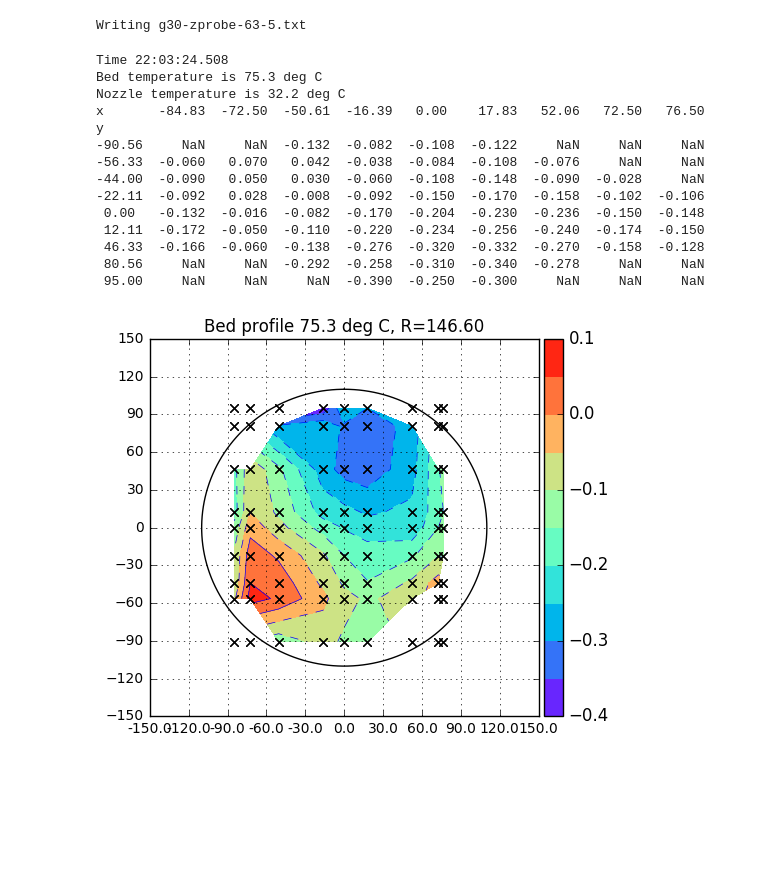
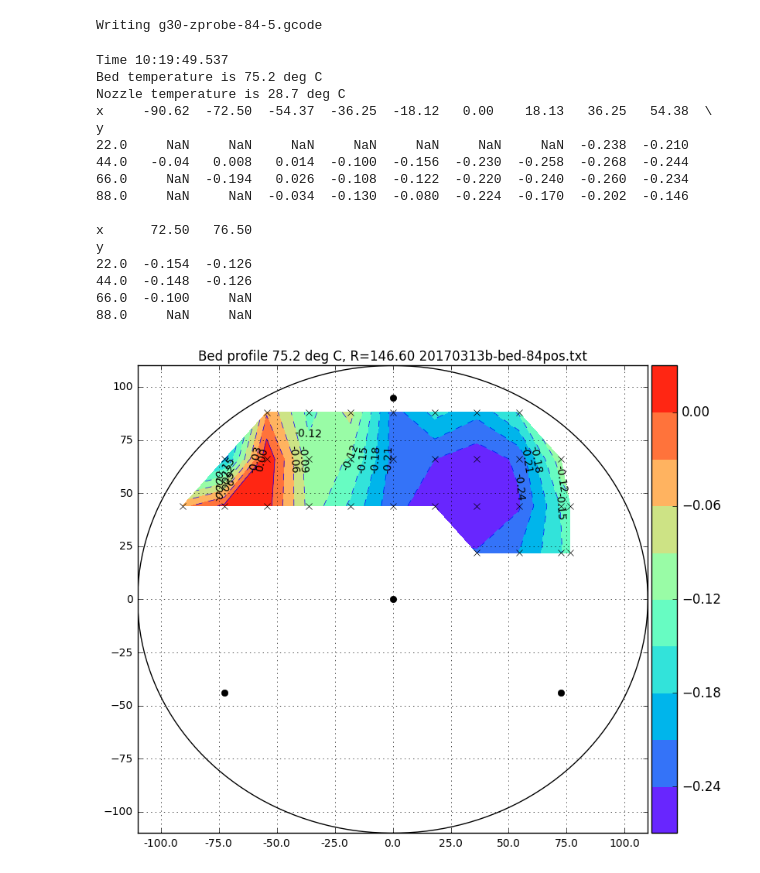
Before and after one commit to NelisW/my3D-Trium, a Jupyter notebook: building/CalcProbePoints.ipynb, the cells around one changed output. Cells and saved outputs as stored; diff of their text form; code cells hidden in the pictures; blank space fills up the shorter version.

```diff
--- a/building/CalcProbePoints.ipynb
+++ b/building/CalcProbePoints.ipynb
@@ -68,13 +116,13 @@ p.plot(2,xx[valid],yy[valid],plotCol=['k'],markers=['x'],linestyle='');
 # %%
+# to write the gcode file
 lst = []
-for ix in range(0,xp.shape[0]):
-    for iy in range(0,xp.shape[1]):
+for ix in range(0,xn.shape[0]):
+    for iy in range(0,xn.shape[1]):
         if valid[ix,iy]:
-            lst.append([xp[ix,iy],yp[ix,iy],xx[ix,iy],yy[ix,iy]])
+            lst.append([xn[ix,iy],yn[ix,iy],xx[ix,iy],yy[ix,iy]])
 
 
-df = pd.DataFrame(np.asarray(lst),columns=['xp','yp','xx','yy'])
-df['r'] = np.sqrt(df['xx']*df['xx'] + df['yy']*df['yy'])
+df = pd.DataFrame(np.asarray(lst),columns=['xn','yn','xx','yy'])
 
 header = """
 ;  probe the Trium bed in {} positions, {} times at each point
@@ -90,18 +138,21 @@ G28 ; home: reset coord sys by reading MAX endstops\n
 """
 
 #note: we write nozzle position out here, not probe position
-filename = 'g30-zprobe-{}-{}.txt'.format(df.shape[0],numg30)
+filename = 'g30-zprobe-{}-{}.gcode'.format(df.shape[0],numg30)
 print('Writing {}'.format(filename))
 with open(filename,'w') as fo:
     fo.write(header)
-    for idx in df.index.values:
-        strln = 'G0 X{:.3f} Y{:.3f} Z10 F3000\n'.format(df.ix[idx]['xx'],df.ix[idx]['yy'])
+    for ie,idx in enumerate(df.index.values):
+        strln = 'G0 X{:.3f} Y{:.3f} Z10 F3000\n'.format(df.ix[idx]['xn'],df.ix[idx]['yn'])
         fo.write(strln)
         for i in range(0,numg30):
             fo.write('G30\n')
+        if not ie % numg28:
+            fo.write('G28  ; home: reset coord sys by reading MAX endstops\n')
+
     fo.write(footer)
 # %% [output]
-Writing g30-zprobe-63-5.txt
+Writing g30-zprobe-84-5.gcode
 # %%
 ##
 def plotBed(filename,zProbeTrigger,shimThickness):
@@ -129,50 +180,56 @@ def plotBed(filename,zProbeTrigger,shimThickness):
 
 # 22:50:02.719 : echo:  M665 L278.00 R147.50 S100.00 A0.00 B0.00 C0.00
 
 
+    #
+    cmark = np.asarray([[0,0],[-72.5,-44],[72.5,-44],[0,95]])
+
     # make pandas dataframe
     df = pd.DataFrame(validlines,columns=['x','y','z'])
     # the g30 command already corrected for the x,y offset
     # correct for probe offset and friction shim to get to metal
     df['x'] = df['x']
     df['y'] = df['y']
     df['z'] = df['z'] - (zProbeTrigger - shimThickness)
 
     dfr = df.groupby(by=['x','y']).aggregate(np.mean).reset_index().sort_values(by=['x','y'])
 #     print(dfr)
 #     print(dfr.columns)
 #     print(np.max(dfr['z'])-np.min(dfr['z']))
 
     xUni = np.sort(dfr['x'].unique())
     yUni = np.sort(dfr['y'].unique())
     xUm,yUm = np.meshgrid(xUni,yUni)
 
     dfp = dfr.pivot(index='y', columns='x', values='z')
     print(dfp)
 
-    p = ryplot.Plotter(1,1,2,figsize=(12,5));
+    p = ryplot.Plotter(1,1,1,figsize=(9,8));
     # q = ryplot.Plotter(2,figsize=(15,15));
-    p.meshContour(1,xUm,yUm,dfp,contLabel=False,cbarshow=True,drawGrid=True,
-                  levels=10,pltaxis=[-150,150,-150,150],
-                  ptitle='Bed profile {} deg C, R={}'.format(bedtemp,drad));
+    p.meshContour(1,xUm,yUm,dfp,cbarshow=True,drawGrid=True,
+                  levels=10,pltaxis=[-110,110,-110,110],contLabel=True,contFonSz=10,
+                  ptitle='Bed profile {} deg C, R={} {}'.format(bedtemp,drad,filename));
 
     p.plot(1,xb,yb,plotCol=['k']);
-    p.plot(1,xUm,yUm,plotCol=['k'],markers=['x'],linestyle='');
+    p.plot(1,dfr['x'],dfr['y'],markers=['x'],linestyle='',plotCol=['k'],linewidths=[1]);
+    p.plot(1,cmark[:,0],cmark[:,1],markers=['o'],linestyle='',plotCol=['k'],linewidths=[1]);
 
-plotBed('20170312b-bed-63pos.txt',zProbeTrigger=0.7,shimThickness=0.1)
+plotBed('20170313b-bed-84pos.txt',zProbeTrigger=0.7,shimThickness=0.1)
 # %% [output]
-Time 22:03:24.508
-Bed temperature is 75.3 deg C
-Nozzle temperature is 32.2 deg C
-x       -84.83  -72.50  -50.61  -16.39   0.00    17.83   52.06   72.50   76.50
+Time 10:19:49.537
+Bed temperature is 75.2 deg C
+Nozzle temperature is 28.7 deg C
+x     -90.62  -72.50  -54.37  -36.25  -18.12   0.00    18.13   36.25   54.38  \
 y
--90.56     NaN     NaN  -0.132  -0.082  -0.108  -0.122     NaN     NaN     NaN
--56.33  -0.060   0.070   0.042  -0.038  -0.084  -0.108  -0.076     NaN     NaN
--44.00  -0.090   0.050   0.030  -0.060  -0.108  -0.148  -0.090  -0.028     NaN
--22.11  -0.092   0.028  -0.008  -0.092  -0.150  -0.170  -0.158  -0.102  -0.106
- 0.00   -0.132  -0.016  -0.082  -0.170  -0.204  -0.230  -0.236  -0.150  -0.148
- 12.11  -0.172  -0.050  -0.110  -0.220  -0.234  -0.256  -0.240  -0.174  -0.150
- 46.33  -0.166  -0.060  -0.138  -0.276  -0.320  -0.332  -0.270  -0.158  -0.128
- 80.56     NaN     NaN  -0.292  -0.258  -0.310  -0.340  -0.278     NaN     NaN
- 95.00     NaN     NaN     NaN  -0.390  -0.250  -0.300     NaN     NaN     NaN
+22.0     NaN     NaN     NaN     NaN     NaN     NaN     NaN  -0.238  -0.210
+44.0   -0.04   0.008   0.014  -0.100  -0.156  -0.230  -0.258  -0.268  -0.244
+66.0     NaN  -0.194   0.026  -0.108  -0.122  -0.220  -0.240  -0.260  -0.234
+88.0     NaN     NaN  -0.034  -0.130  -0.080  -0.224  -0.170  -0.202  -0.146
+
+x      72.50   76.50
+y
+22.0  -0.154  -0.126
+44.0  -0.148  -0.126
+66.0  -0.100     NaN
+88.0     NaN     NaN
-[figure, old version]
+[figure, new version]
```
Also changed, not shown: parts of 15 cells of this notebook, 3 other files.
